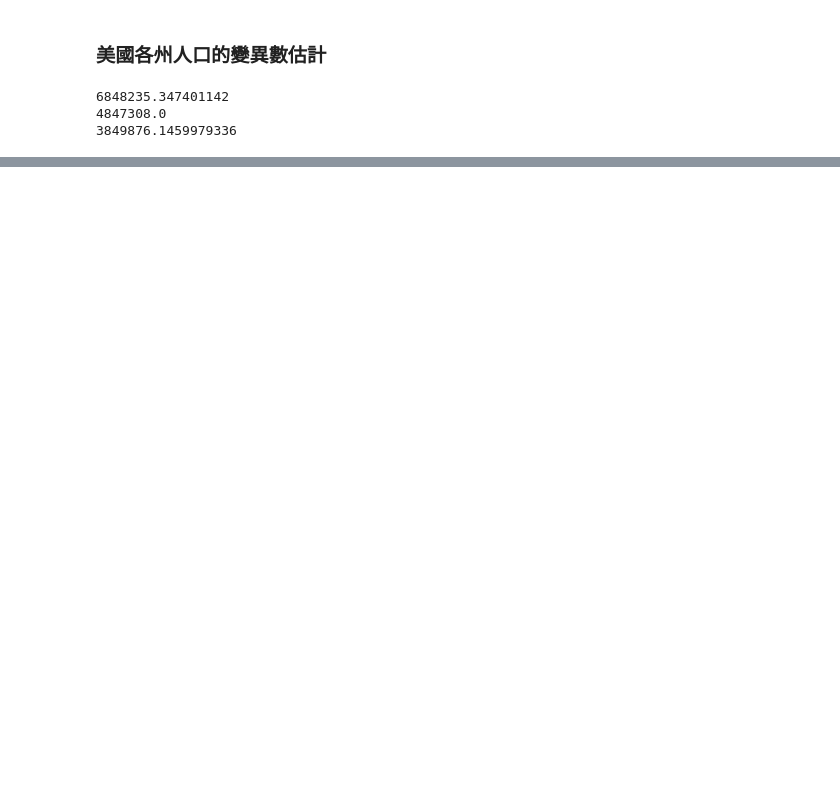
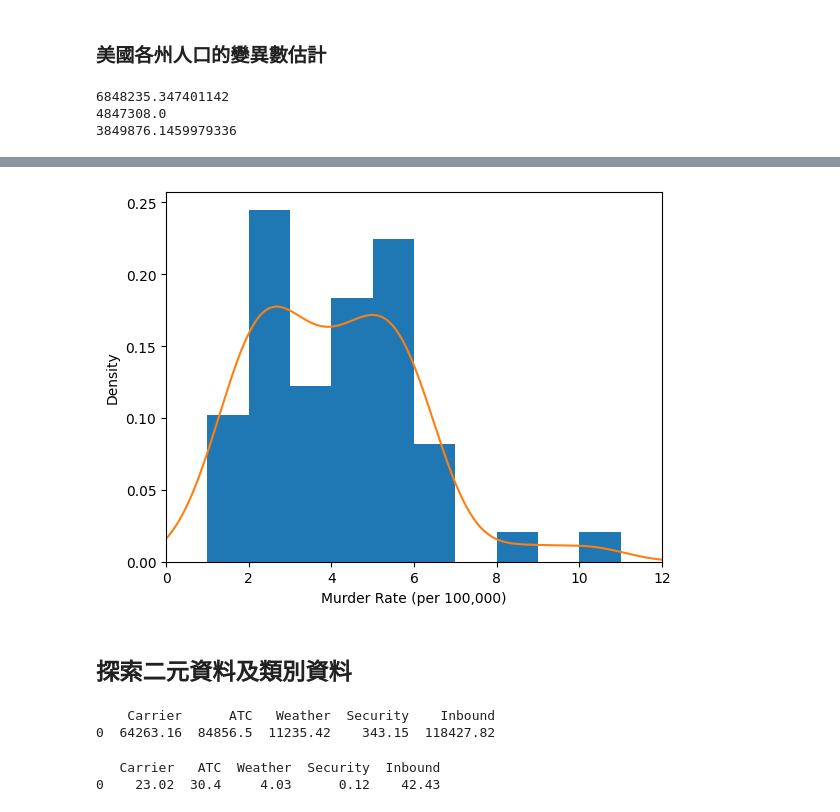
Before and after one commit to hsuxx289/BDSE36DS_Math, a Jupyter notebook: Practical Statistics for Data Scientists/01_EDA.ipynb, the cells around one changed output, grey strips where cells are left out. Drawn from its saved outputs; the diff is of its cells as text; code cells hidden in the pictures; blank space fills up the shorter version.

```diff
--- a/Practical Statistics for Data Scientists/01_EDA.ipynb
+++ b/Practical Statistics for Data Scientists/01_EDA.ipynb
@@ -67,0 +116,22 @@ print(robust.scale.mad(state['Population']))
+# %%
+# 密度圖
+ax = state['Murder.Rate'].plot.hist(density=True, xlim=[0,12], bins=range(1,12))
+state['Murder.Rate'].plot.density(ax=ax)
+ax.set_xlabel('Murder Rate (per 100,000)');
+# %% [output]
+[figure, added]
+# %% [markdown]
+## 探索二元資料及類別資料
+# %%
+# 載入資料集
+dfw = pd.read_csv('../../data/dfw_airline.csv')
+print(dfw)
+# %% [output]
+    Carrier      ATC   Weather  Security    Inbound
+0  64263.16  84856.5  11235.42    343.15  118427.82
+# %%
+# 計算百分比
+print((dfw.div(dfw.sum(axis=1), axis=0) * 100).round(2))
+# %% [output]
+   Carrier   ATC  Weather  Security  Inbound
+0    23.02  30.4     4.03      0.12    42.43
```
Also changed, not shown: parts of 26 cells of this notebook.
